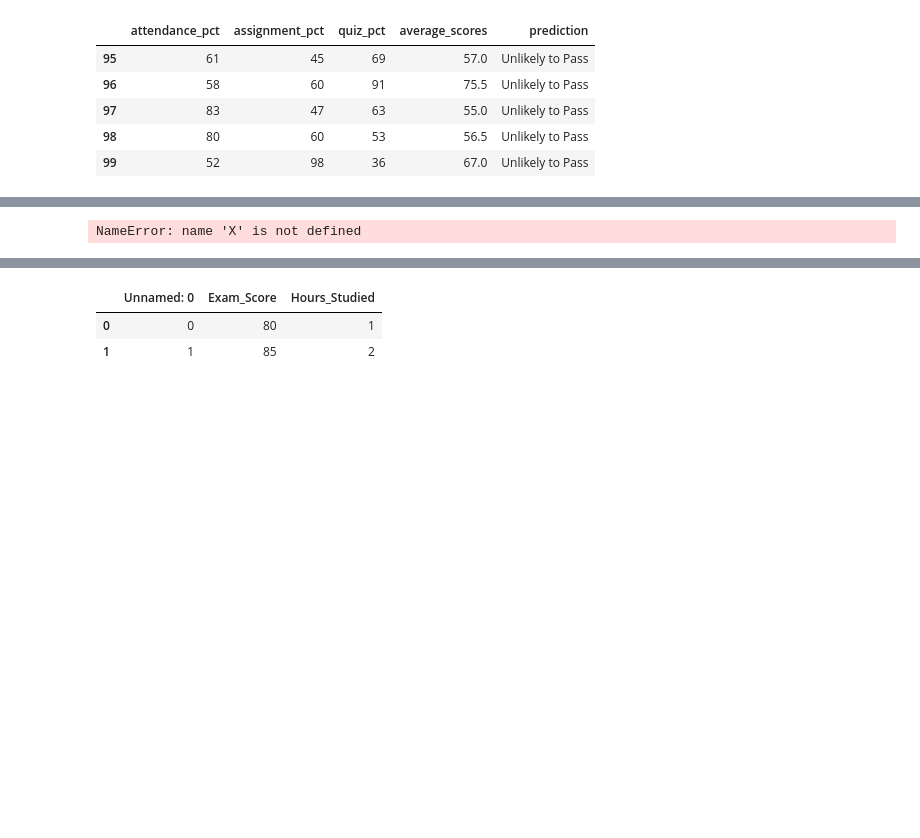
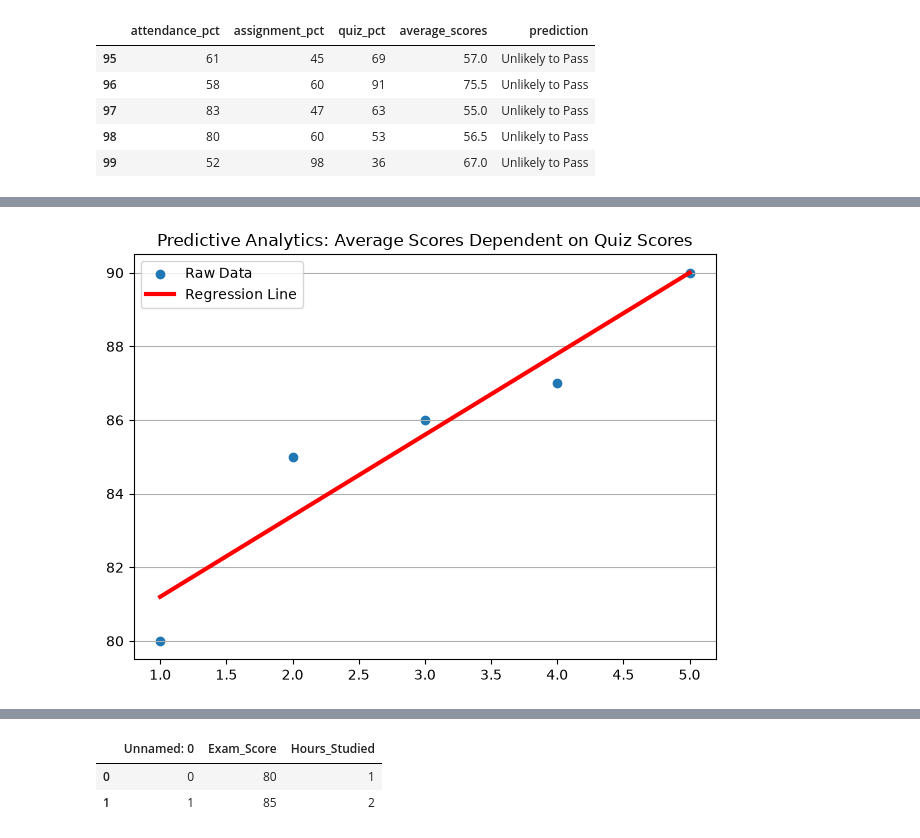
Before and after one commit to yungmesi/DataAnalysis, a Jupyter notebook: PPA.ipynb, the cells around one changed output, grey strips where cells are left out. Drawn from its saved outputs; the diff is of its cells as text; code cells hidden in the pictures; blank space fills up the shorter version.

```diff
--- a/PPA.ipynb
+++ b/PPA.ipynb
@@ -104,15 +93,15 @@ predicted_data = model_fit.predict(X)
 # %%
 plt.scatter(X, y, label = "Raw Data")
 plt.plot(X, predicted_data, color = "red", linewidth = 3, label = "Regression Line")
-plt.xlabel("Quiz (%)", fontsize = 14, fontweight = "bold")
-plt.ylabel("Average Scores (%)", fontsize = 14, fontweight = "bold")
+# plt.xlabel("Quiz (%)", fontsize = 14, fontweight = "bold")
+# plt.ylabel("Average Scores (%)", fontsize = 14, fontweight = "bold")
 plt.grid(True, axis = "y")
 plt.title("Predictive Analytics: Average Scores Dependent on Quiz Scores")
 plt.legend()
 plt.tight_layout()
 plt.show()
 # %% [output]
-NameError: name 'X' is not defined
+[figure, added]
 # %%
 new_quiz_score = 50
 new_data = pd.DataFrame({"quiz_pct":[new_quiz_score]})
```
Also changed, not shown: parts of 12 cells of this notebook.
